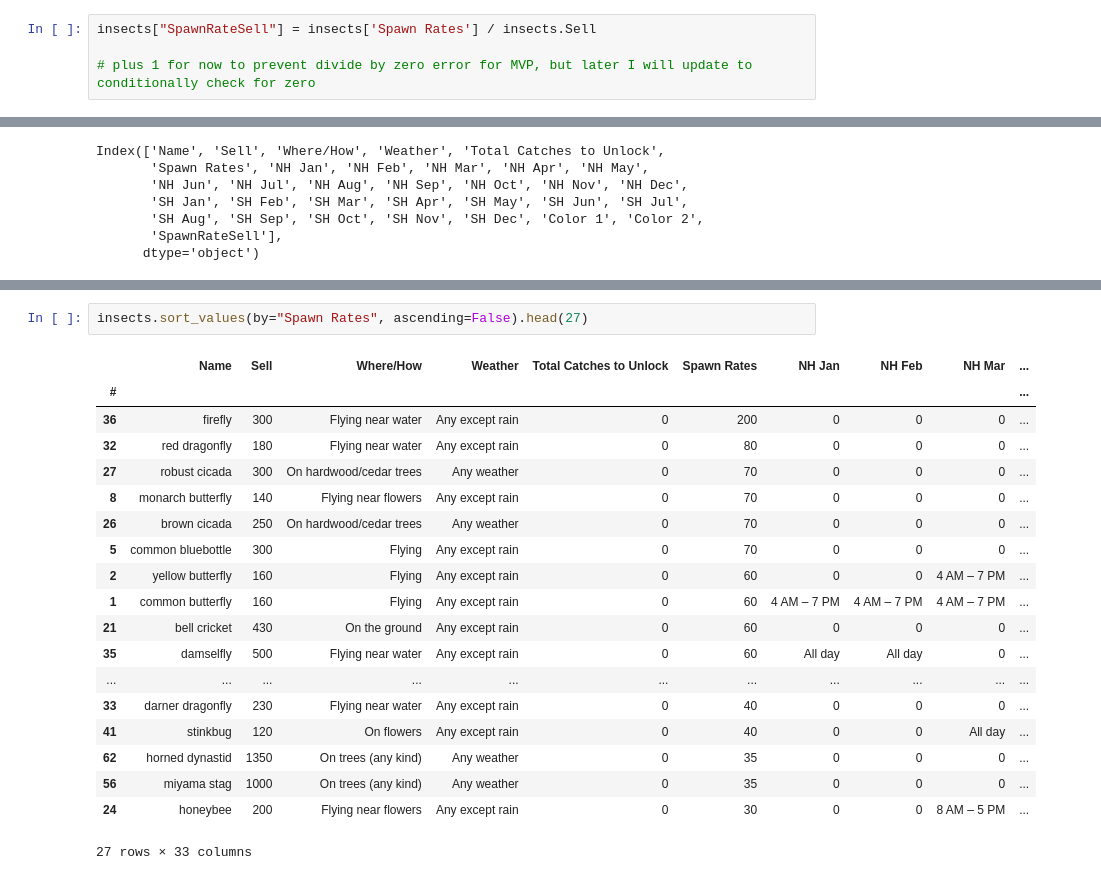
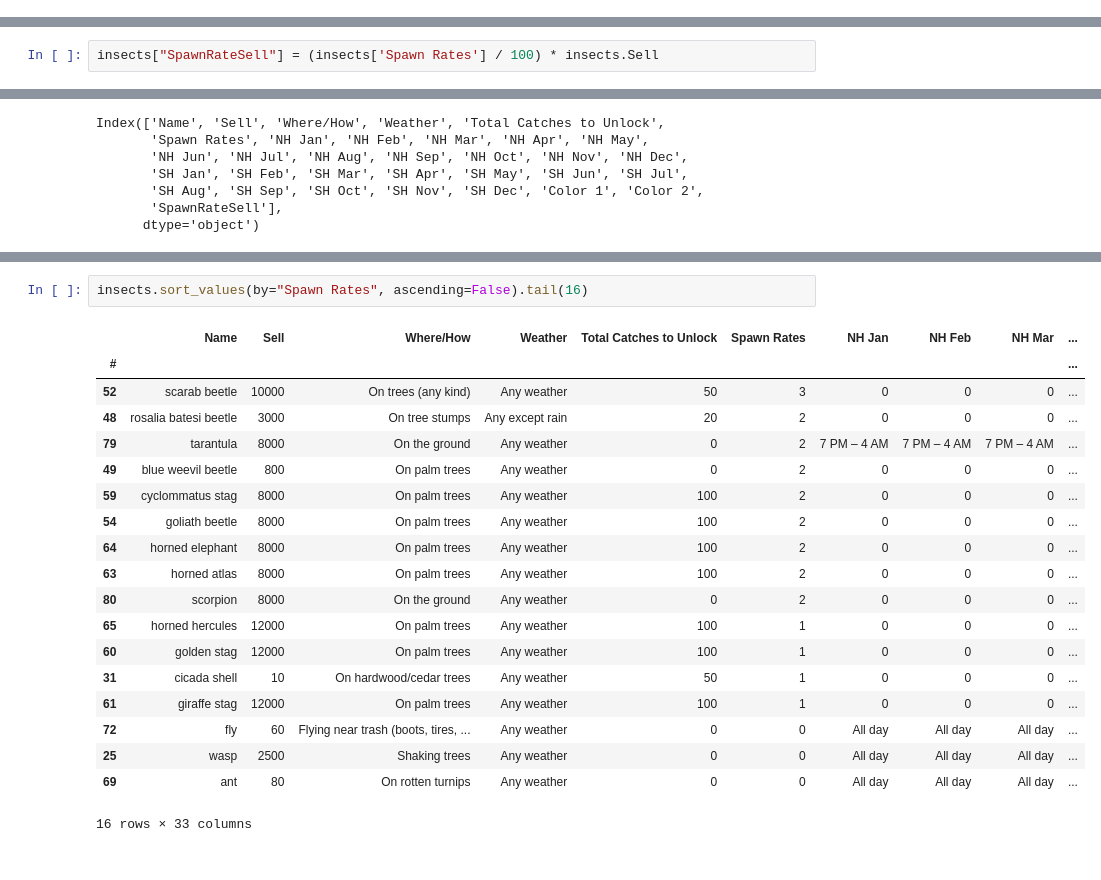
Before and after one commit to KwameTaylor/its-raining-bells_animal-crossing-new-horizons, a Jupyter notebook: insects-analysis.ipynb, the cells around one changed output, grey strips where cells are left out. Cells and saved outputs as stored; diff of their text form.

```diff
--- a/its-raining-bells-hallelujah.ipynb
+++ b/insects-analysis.ipynb
@@ -164,4 +161,0 @@ Idea for feature engineering: Spawn Rates / Sell
-# %%
-insects["SpawnRateSell"] = insects['Spawn Rates'] / insects.Sell
-
-# plus 1 for now to prevent divide by zero error for MVP, but later I will update to conditionally check for zero
@@ -168,3 +166,5 @@ insects["SpawnRateSell"] = insects['Spawn Rates'] / insects.Sell
+# %%
+insects["SpawnRateSell"] = (insects['Spawn Rates'] / 100) * insects.Sell
 # %% [markdown]
 ### Exploratory Data Analysis
 # %%
@@ -222,22 +222,22 @@ Text(0, 0.5, 'Adjusted Value in Bells')
 # %%
-insects.sort_values(by="Spawn Rates", ascending=False).head(27)
+insects.sort_values(by="Spawn Rates", ascending=False).tail(16)
 # %% [output]
 |  | Name | Sell | Where/How | Weather | Total Catches to Unlock | Spawn Rates | NH Jan | NH Feb | NH Mar | ... |
 | # |  |  |  |  |  |  |  |  |  | ... |
-| 36 | firefly | 300 | Flying near water | Any except rain | 0 | 200 | 0 | 0 | 0 | ... |
-| 32 | red dragonfly | 180 | Flying near water | Any except rain | 0 | 80 | 0 | 0 | 0 | ... |
-| 27 | robust cicada | 300 | On hardwood/cedar trees | Any weather | 0 | 70 | 0 | 0 | 0 | ... |
-| 8 | monarch butterfly | 140 | Flying near flowers | Any except rain | 0 | 70 | 0 | 0 | 0 | ... |
-| 26 | brown cicada | 250 | On hardwood/cedar trees | Any weather | 0 | 70 | 0 | 0 | 0 | ... |
-| 5 | common bluebottle | 300 | Flying | Any except rain | 0 | 70 | 0 | 0 | 0 | ... |
-| 2 | yellow butterfly | 160 | Flying | Any except rain | 0 | 60 | 0 | 0 | 4 AM – 7 PM | ... |
-| 1 | common butterfly | 160 | Flying | Any except rain | 0 | 60 | 4 AM – 7 PM | 4 AM – 7 PM | 4 AM – 7 PM | ... |
-| 21 | bell cricket | 430 | On the ground | Any except rain | 0 | 60 | 0 | 0 | 0 | ... |
-| 35 | damselfly | 500 | Flying near water | Any except rain | 0 | 60 | All day | All day | 0 | ... |
-| ... | ... | ... | ... | ... | ... | ... | ... | ... | ... | ... |
-| 33 | darner dragonfly | 230 | Flying near water | Any except rain | 0 | 40 | 0 | 0 | 0 | ... |
-| 41 | stinkbug | 120 | On flowers | Any except rain | 0 | 40 | 0 | 0 | All day | ... |
-| 62 | horned dynastid | 1350 | On trees (any kind) | Any weather | 0 | 35 | 0 | 0 | 0 | ... |
-| 56 | miyama stag | 1000 | On trees (any kind) | Any weather | 0 | 35 | 0 | 0 | 0 | ... |
-| 24 | honeybee | 200 | Flying near flowers | Any except rain | 0 | 30 | 0 | 0 | 8 AM – 5 PM | ... |
+| 52 | scarab beetle | 10000 | On trees (any kind) | Any weather | 50 | 3 | 0 | 0 | 0 | ... |
+| 48 | rosalia batesi beetle | 3000 | On tree stumps | Any except rain | 20 | 2 | 0 | 0 | 0 | ... |
+| 79 | tarantula | 8000 | On the ground | Any weather | 0 | 2 | 7 PM – 4 AM | 7 PM – 4 AM | 7 PM – 4 AM | ... |
+| 49 | blue weevil beetle | 800 | On palm trees | Any weather | 0 | 2 | 0 | 0 | 0 | ... |
+| 59 | cyclommatus stag | 8000 | On palm trees | Any weather | 100 | 2 | 0 | 0 | 0 | ... |
+| 54 | goliath beetle | 8000 | On palm trees | Any weather | 100 | 2 | 0 | 0 | 0 | ... |
+| 64 | horned elephant | 8000 | On palm trees | Any weather | 100 | 2 | 0 | 0 | 0 | ... |
+| 63 | horned atlas | 8000 | On palm trees | Any weather | 100 | 2 | 0 | 0 | 0 | ... |
+| 80 | scorpion | 8000 | On the ground | Any weather | 0 | 2 | 0 | 0 | 0 | ... |
+| 65 | horned hercules | 12000 | On palm trees | Any weather | 100 | 1 | 0 | 0 | 0 | ... |
+| 60 | golden stag | 12000 | On palm trees | Any weather | 100 | 1 | 0 | 0 | 0 | ... |
+| 31 | cicada shell | 10 | On hardwood/cedar trees | Any weather | 50 | 1 | 0 | 0 | 0 | ... |
+| 61 | giraffe stag | 12000 | On palm trees | Any weather | 100 | 1 | 0 | 0 | 0 | ... |
+| 72 | fly | 60 | Flying near trash (boots, tires, ... | Any weather | 0 | 0 | All day | All day | All day | ... |
+| 25 | wasp | 2500 | Shaking trees | Any weather | 0 | 0 | All day | All day | All day | ... |
+| 69 | ant | 80 | On rotten turnips | Any weather | 0 | 0 | All day | All day | All day | ... |
-27 rows × 33 columns
+16 rows × 33 columns
```
Also changed, not shown: parts of 8 cells of this notebook.
